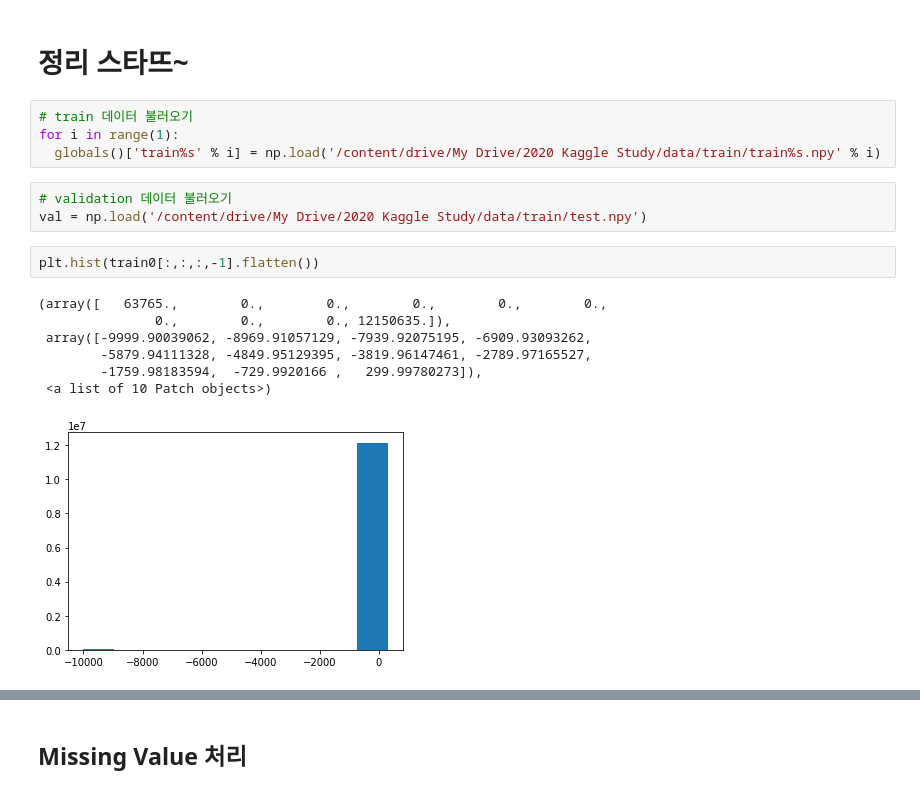
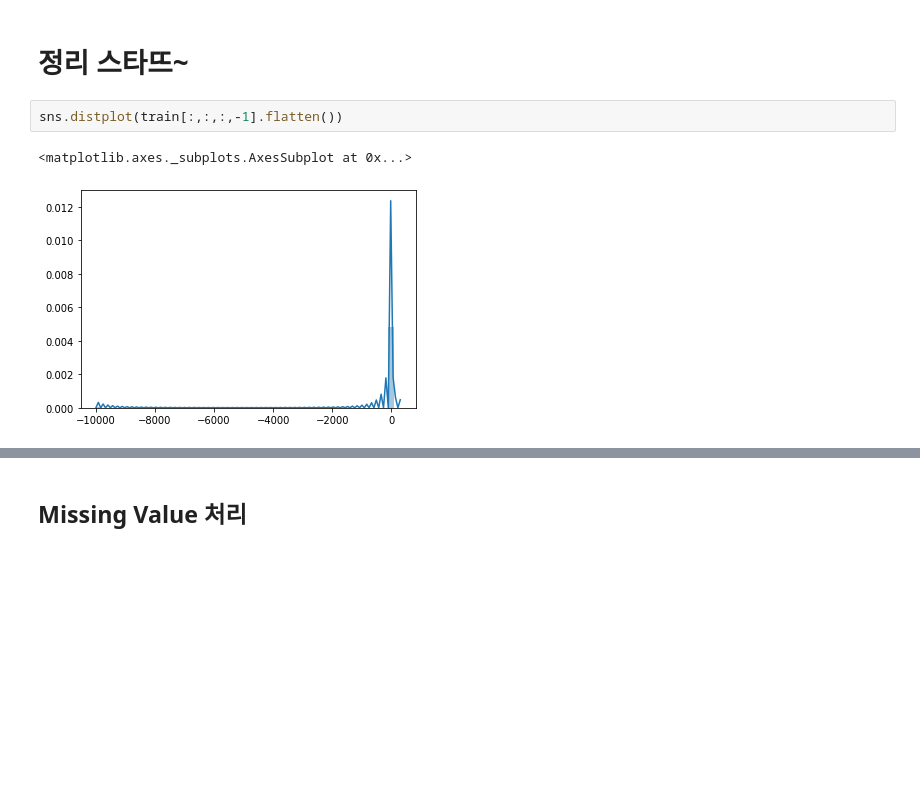
Before and after one commit to deagwon97/dacon-satellite-precipitation, a Jupyter notebook: Dacon_satellite_baseline_bg.ipynb, the cells around one changed output, grey strips where cells are left out. Saved outputs shown, nothing was run; the diff lists cells and outputs as text; blank space fills up the shorter version.

```diff
--- a/Dacon_satellite_baseline_bg.ipynb
+++ b/Dacon_satellite_baseline_bg.ipynb
@@ -104,20 +75,8 @@ gc.collect()
 # %% [markdown]
 # 정리 스타뜨~
-# %%
-# train 데이터 불러오기
-for i in range(1):
-  globals()['train%s' % i] = np.load('/content/drive/My Drive/2020 Kaggle Study/data/train/train%s.npy' % i)
-# %%
-# validation 데이터 불러오기
-val = np.load('/content/drive/My Drive/2020 Kaggle Study/data/train/test.npy')
-# %%
-plt.hist(train0[:,:,:,-1].flatten())
-# %% [output]
-(array([   63765.,        0.,        0.,        0.,        0.,        0.,
-               0.,        0.,        0., 12150635.]),
- array([-9999.90039062, -8969.91057129, -7939.92075195, -6909.93093262,
-        -5879.94111328, -4849.95129395, -3819.96147461, -2789.97165527,
-        -1759.98183594,  -729.9920166 ,   299.99780273]),
- <a list of 10 Patch objects>)
-[figure, removed]
+# %%
+sns.distplot(train[:,:,:,-1].flatten())
+# %% [output]
+<matplotlib.axes._subplots.AxesSubplot at 0x...>
+[figure, added]
 # %%
```
Also changed, not shown: parts of 32 cells of this notebook.
